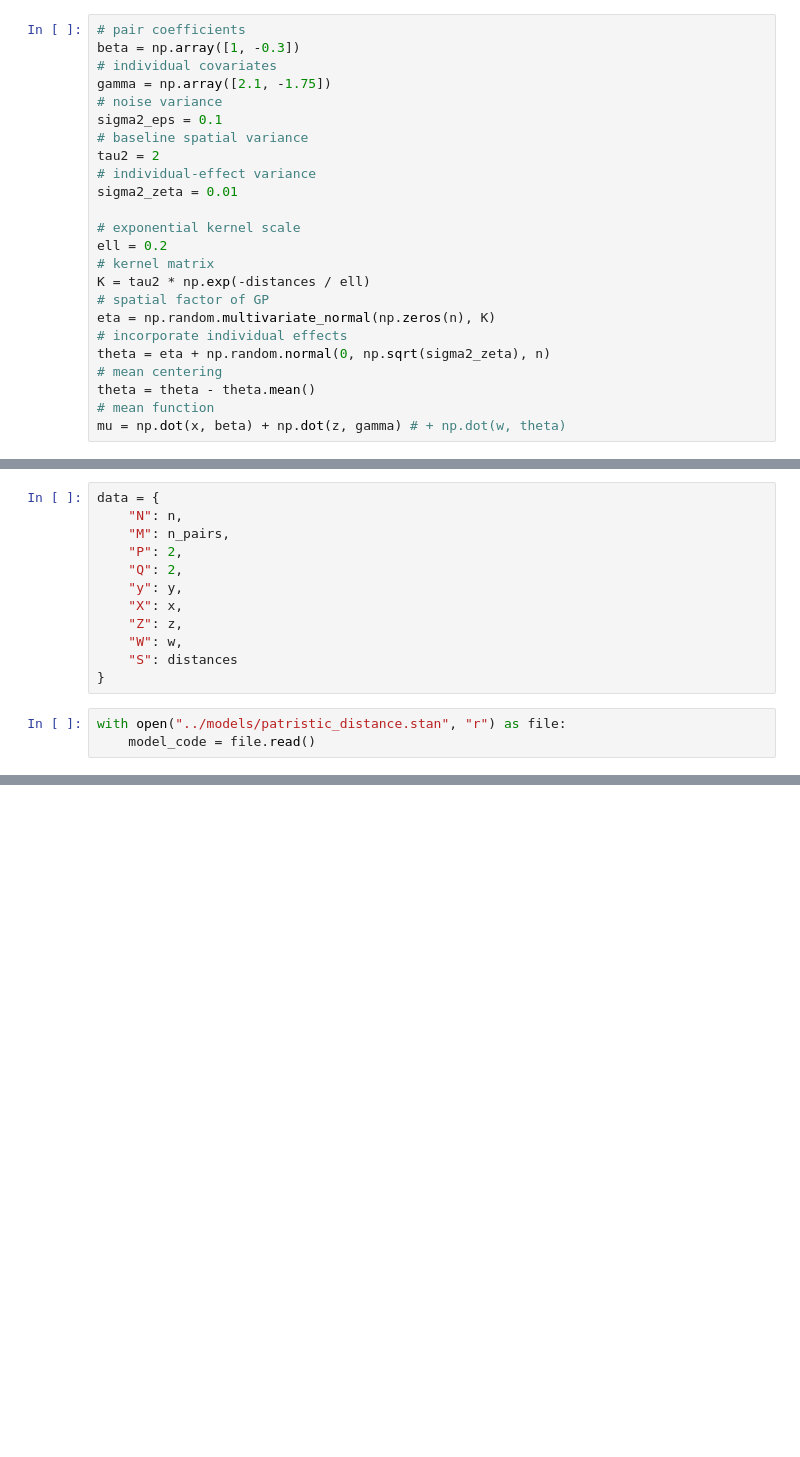
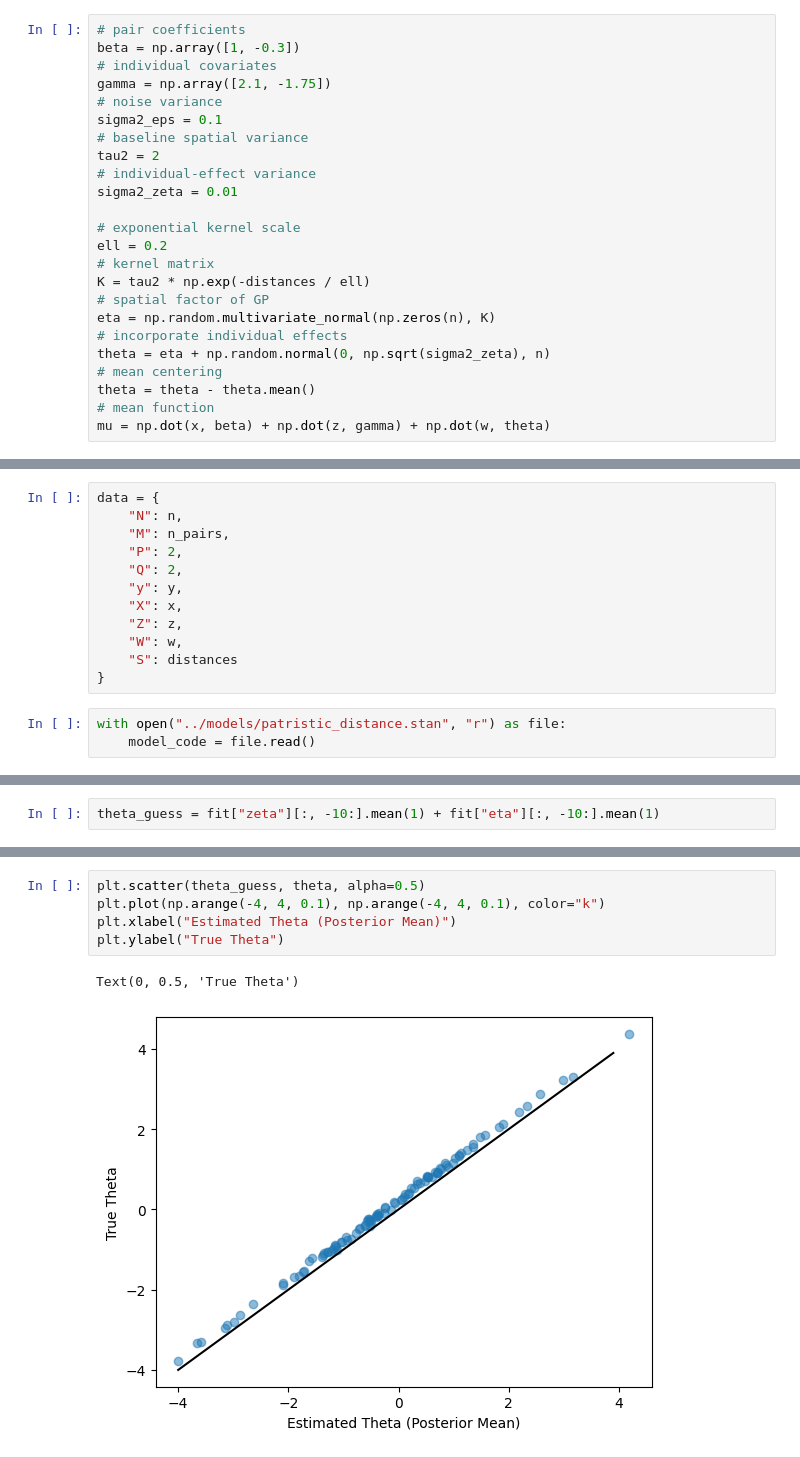
Before and after one commit to epibayes/Gene-Pairs-2, a Jupyter notebook: notebooks/Distance.ipynb, the cells around one changed output, grey strips where cells are left out. Drawn from its saved outputs; the diff is of its cells as text; blank space fills up the shorter version.

```diff
--- a/notebooks/Distance.ipynb
+++ b/notebooks/Distance.ipynb
@@ -66,7 +67,7 @@ theta = eta + np.random.normal(0, np.sqrt(sigma2_zeta), n)
 # mean centering
 theta = theta - theta.mean()
 # mean function
-mu = np.dot(x, beta) + np.dot(z, gamma) # + np.dot(w, theta)
+mu = np.dot(x, beta) + np.dot(z, gamma) + np.dot(w, theta)
 # %%
 # log patristic distances
 y = np.random.normal(loc=mu, scale=np.sqrt(sigma2_eps))
@@ -147,0 +159,2 @@ fit.param_names
+# %%
+theta_guess = fit["zeta"][:, -10:].mean(1) + fit["eta"][:, -10:].mean(1)
@@ -147,0 +184,8 @@ fit.param_names
+# %%
+plt.scatter(theta_guess, theta, alpha=0.5)
+plt.plot(np.arange(-4, 4, 0.1), np.arange(-4, 4, 0.1), color="k")
+plt.xlabel("Estimated Theta (Posterior Mean)")
+plt.ylabel("True Theta")
+# %% [output]
+Text(0, 0.5, 'True Theta')
+[figure, added]
```
Also changed, not shown: parts of 8 cells of this notebook, 4 other files.
